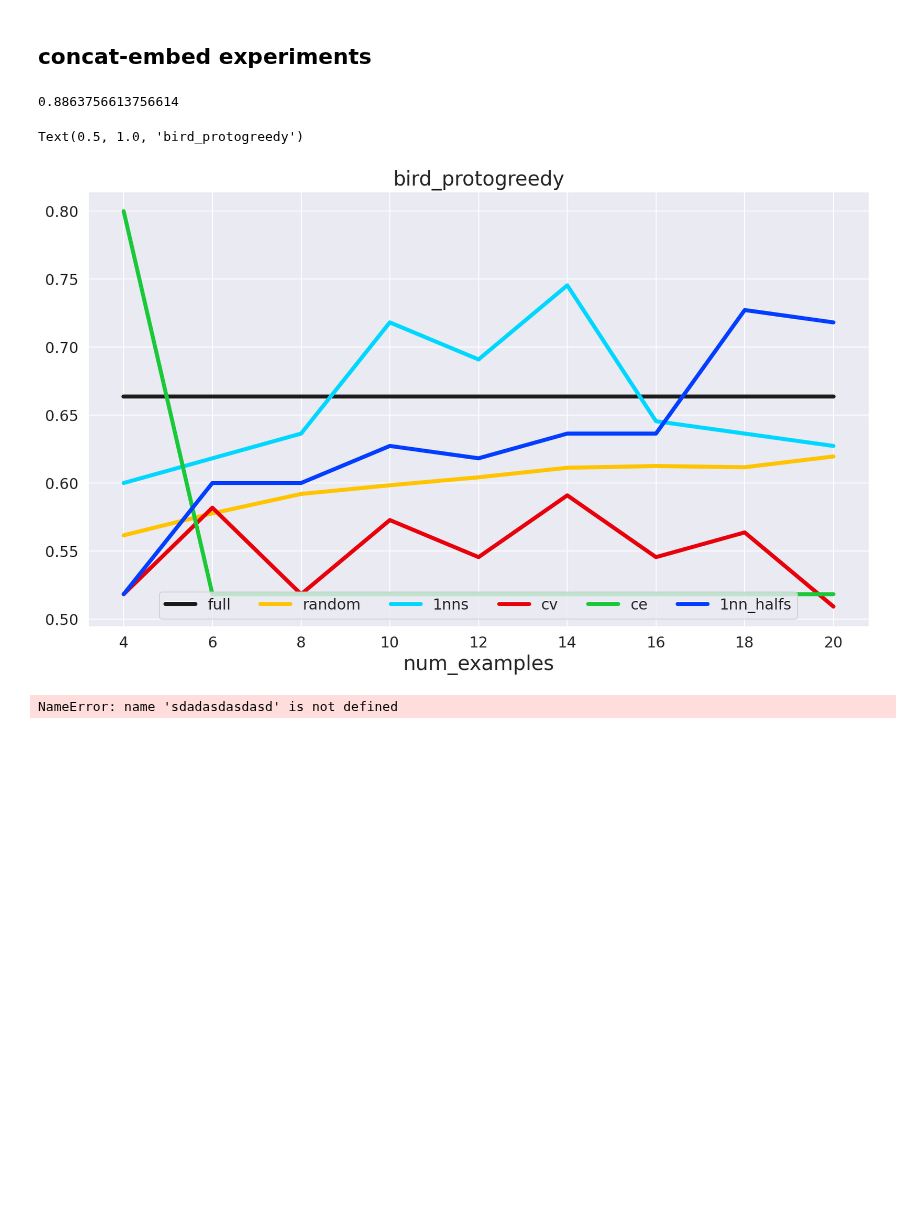
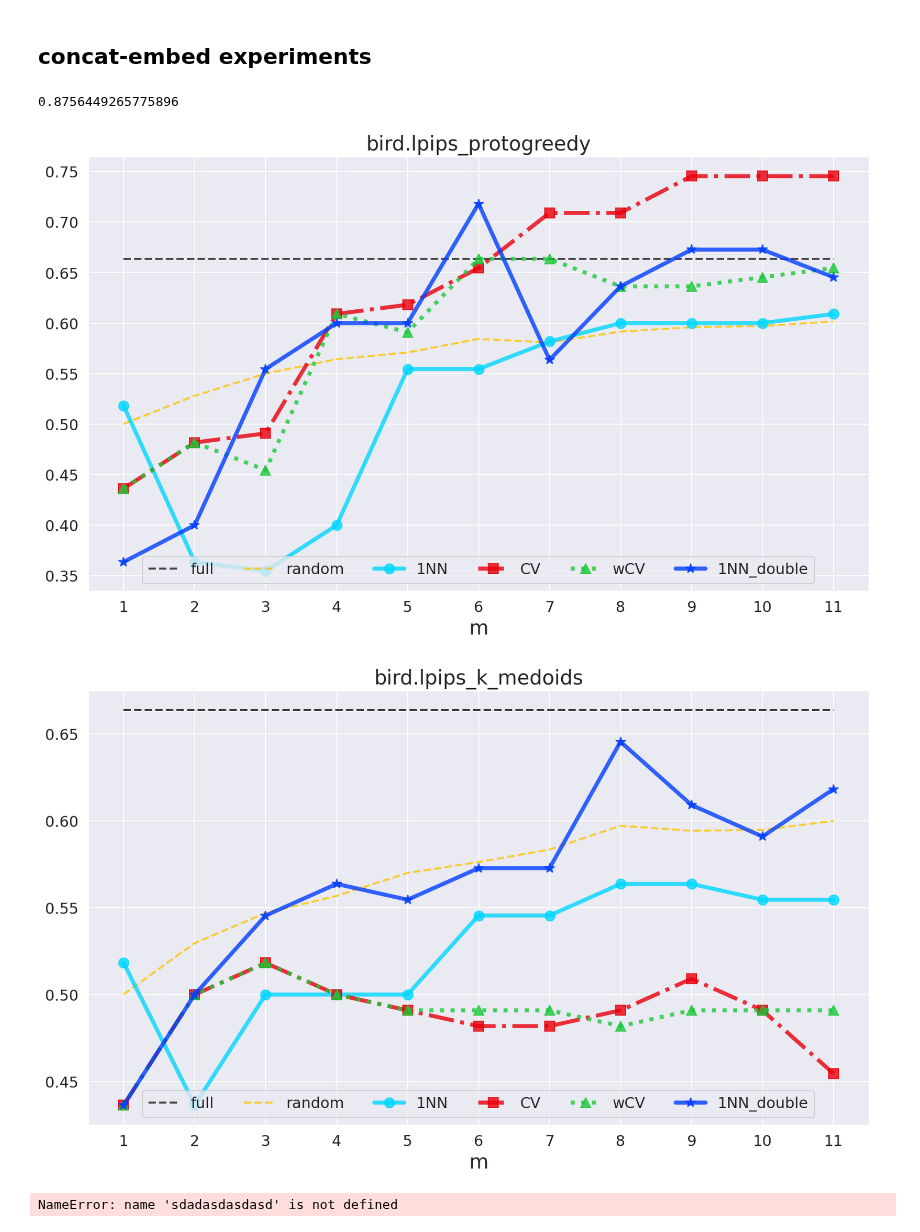
Before and after one commit to harry-tian/ai-driven-tutorial, a Jupyter notebook: teaching_experiments.ipynb, the cells around one changed output. Saved outputs shown, nothing was run; the diff lists cells and outputs as text; code cells hidden in the pictures; blank space fills up the shorter version.

```diff
--- a/teaching_experiments.ipynb
+++ b/teaching_experiments.ipynb
@@ -45,15 +43,3 @@ transform = transforms.bird_transform()
-# %%
-train = torchvision.datasets.ImageFolder(f"data/datasets/{dataset}/train", transform=transform)
-test = torchvision.datasets.ImageFolder(f"data/datasets/{dataset}/test", transform=transform)
-x_train = np.array([x[0].numpy() for x in train])
-x_test = np.array([x[0].numpy() for x in test])
-y_train = np.array([x[1] for x in train])
-y_test = np.array([x[1] for x in test])
-
-lpips_path = f"data/dist/lpips/{dataset}"
-lpips_train = pickle.load(open(f"{lpips_path}/lpips.alex.train.pkl","rb"))
-lpips_valid = pickle.load(open(f"{lpips_path}/lpips.alex.train_valid.pkl","rb"))
-lpips_test = pickle.load(open(f"{lpips_path}/lpips.alex.train_test.pkl","rb"))
 # %% [markdown]
 ## concat-embed experiments
 # %%
@@ -82,11 +135,0 @@ train_triplets = gen.filter_train_triplets(train_triplets, y_train)
-# %%
-z = tste(np.array(train_triplets), no_dims=50, max_iter=100)
-concat_z, idx = evals.concat_embeds(z, y_train)
-# %% [output]
-0.8863756613756614
-# %%
-m_range = np.arange(4, 21, 2)
-dist_M = lpips_test
-alg_name = "protogreedy"
-alg = algs.protogreedy
-lw = 4
@@ -109,35 +136,20 @@ for m in m_range//2:
-# %%
-data = {"full_score": [full_score]*len(m_range),
-        "random_score": random_scores,
-        "1nn_scores": nn_scores,
-        "cv_score": cv_scores,
-        # "el_score": el_scores,
-        "ce_score": ce_scores,
-        "1nn_half_scores": nn_half_scores,
-        }
-legend = [score.replace("_score","") for score in data]
-palette = {"full_score": "k",
-        "random_score": "y",
-        "1nn_scores": "c",
-        "cv_score": "r",
-        # "el_score": el_scores,
-        "ce_score": "g",
-        "1nn_half_scores": "b",}
-
-sns.set_color_codes("bright")
-plt.figure(figsize=(14,8))
-for score in data.keys():
-        _ = plt.plot(m_range, data[score], lw=lw, color=palette[score])
-
-plt.xticks(m_range)
-plt.xlabel("num_examples")
-# plt.ylim(0.2, 1)
-
-plt.legend(legend, loc="lower center", ncol=len(data))
-plt.title(f"{dataset}_{alg_name}")
-# %% [output]
-Text(0.5, 1.0, 'bird_protogreedy')
-[figure, removed]
+# %%
+dataset = "bird"
+dist = "lpips"
+dist_M, z, y_train, y_test = get_data(dataset, dist)
+# %% [output]
+0.8756449265775896
+# %%
+alg_names = ["protogreedy", "k_medoids"]
+teaching_algs = [algs.protogreedy, algs.k_medoids, ]
+m_range = np.arange(1,12)
+
+for alg, alg_name in zip(teaching_algs, alg_names):
+    results = run_experiments(m_range, dist_M, alg, z, y_train, y_test)
+    plot_results(results, m_range, f"{dataset}.{dist}_{alg_name}")
+# %% [output]
+[figure, added]
+[figure, added]
 # %%
 sdadasdasdasd
 # %% [output]
```
Also changed, not shown: parts of 7 cells of this notebook, 15 other files.
